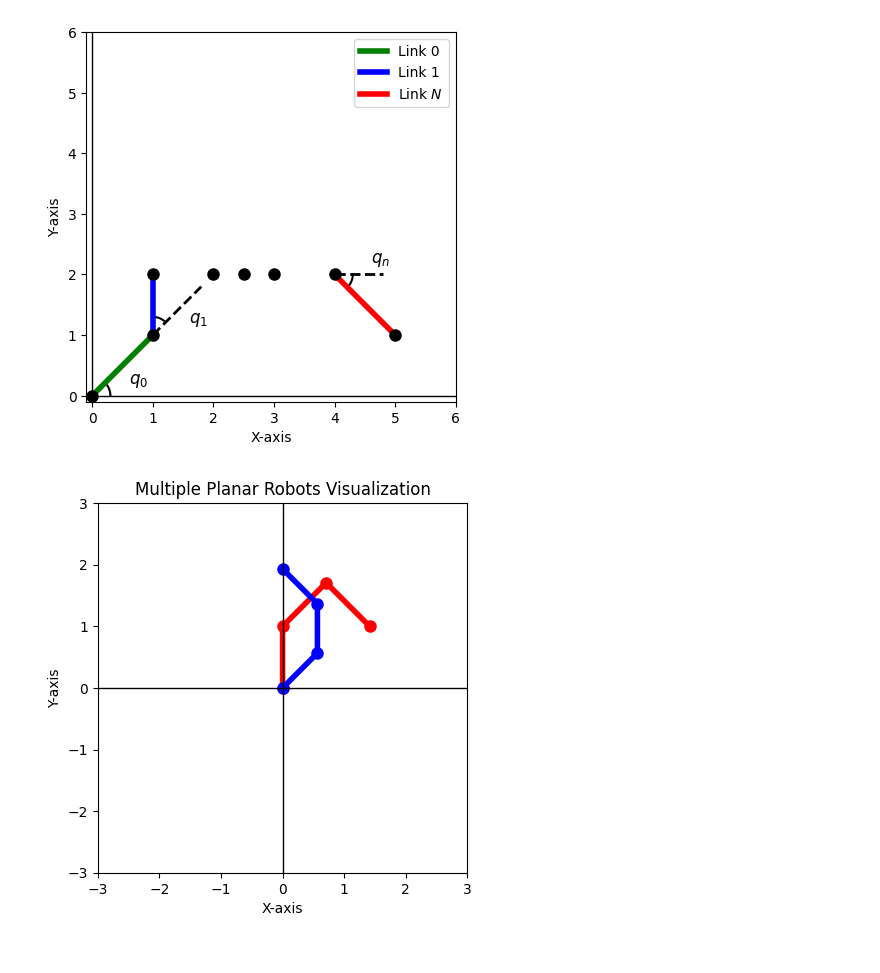
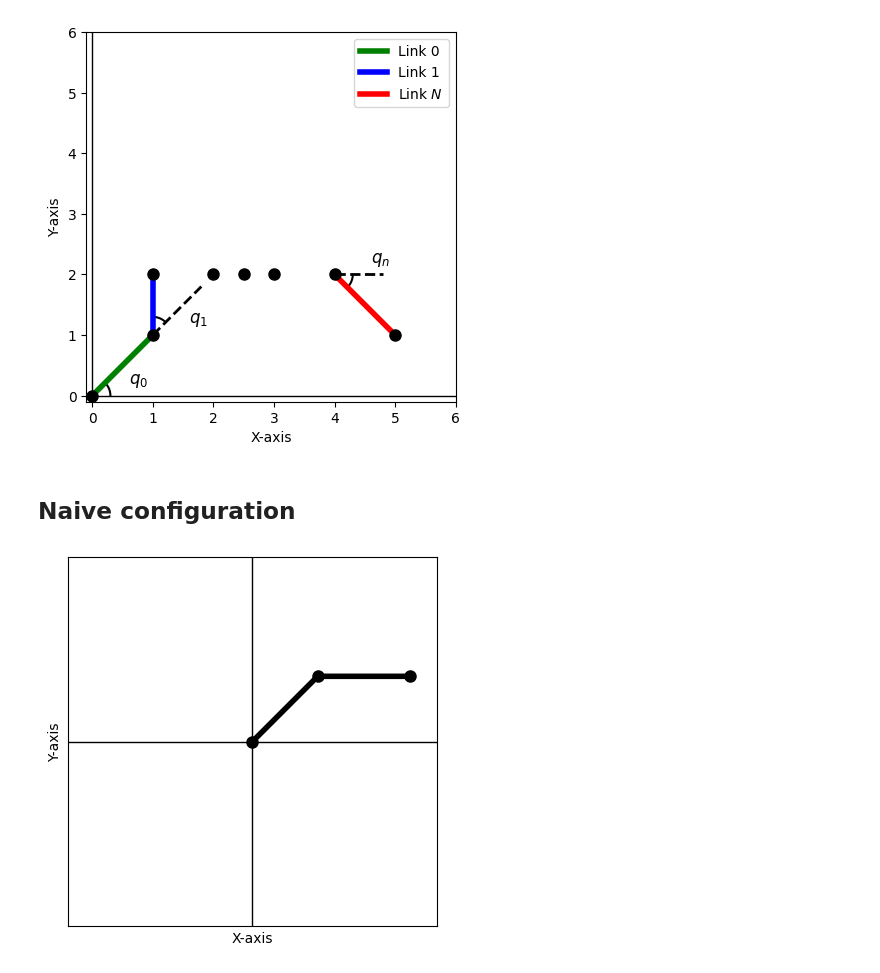
Before and after one commit to Haislich/AMRNotes, a Jupyter notebook: scripts/configuration_space.ipynb, the cells around one changed output. Drawn from its saved outputs; the diff is of its cells as text; code cells hidden in the pictures.

```diff
--- a/scripts/configuration_space.ipynb
+++ b/scripts/configuration_space.ipynb
@@ -111,7 +111,7 @@ def plot_multiple_spatial_robots(*robots):
     ax.set_xlabel("X-axis")
     ax.set_ylabel("Y-axis")
     ax.set_zlabel("Z-axis")
-    ax.set_title("Multiple 3D Robots Visualization")
+    # ax.set_title("Multiple 3D Robots Visualization")
 
     # Adjust the view for better clarity
     ax.view_init(elev=30, azim=45)
@@ -120,7 +120,7 @@ def plot_multiple_spatial_robots(*robots):
 
 
 class PlanarRobot:
-    def __init__(self, joint_angles, link_lengths, color="red"):
+    def __init__(self, joint_angles, link_lengths, color="red", label=None):
         """
         Initialize the robot with given joint angles, link lengths, and color.
         """
@@ -131,6 +131,7 @@ class PlanarRobot:
         self.joint_angles = joint_angles  # List of joint angles (radians)
         self.link_lengths = link_lengths  # List of link lengths
         self.color = color  # Color of the robot
+        self.label = label
 
     def dh_transform(self, a, theta):
         """
@@ -181,11 +182,19 @@ class PlanarRobot:
         y = points[:, 1]
 
         # Plot the robot as a series of lines between the points
-        plt.plot(x, y, "-o", color=self.color, markersize=8, linewidth=4)
+        plt.plot(
+            x,
+            y,
+            "-o",
+            color=self.color,
+            markersize=8,
+            linewidth=4,
+            label=self.label if self.label else None,
+        )
 
 
 # Create a function to handle plotting multiple robots together
-def plot_multiple_planar_robots(*robots):
+def plot_multiple_planar_robots(*robots, legend=False):
     """
     Function to plot multiple robots on the same graph.
     Each robot is an instance of the PlanarRobot class.
@@ -205,10 +214,15 @@ def plot_multiple_planar_robots(*robots):
     limit = max_reach * 1  # Add 20% margin for better visualization
     plt.xlim(-limit, limit)
     plt.ylim(-limit, limit)
+    plt.xticks([])
+    plt.yticks([])
     plt.gca().set_aspect("equal", adjustable="box")
     plt.xlabel("X-axis")
     plt.ylabel("Y-axis")
-    plt.title("Multiple Planar Robots Visualization")
+    # plt.title("Multiple Planar Robots Visualization")
+    # Add a legend in the upper right corner
+    if legend:
+        plt.legend(loc="upper right")
 
     plt.show()
 # %% [markdown]
@@ -502,21 +516,24 @@ plt.ylabel("Y-axis")
 plt.show()
 # %% [output]
 [figure]
+# %% [markdown]
+## Naive configuration
 # %%
 # Example usage of the PlanarRobot class:
 
 # Define joint angles (in radians) and link lengths for two robots
-joint_angles_1 = np.radians([90, -45, -90])  # Robot 1's joint angles
-link_lengths_1 = [1.0] * len(joint_angles_1)  # Robot 1's link lengths
-
-joint_angles_2 = np.radians([45, 45, 45])  # Robot 2's joint angles
-link_lengths_2 = [0.8] * len(joint_angles_2)  # Robot 2's link lengths
+joint_angles = np.radians(
+    [
+        45,
+        -45,
+    ]
+)  # Robot 1's joint angles
+link_lengths = [1.0] * len(joint_angles)  # Robot 1's link lengths
 
 # Create robot instances with different configurations and colors
-robot1 = PlanarRobot(joint_angles_1, link_lengths_1, color="red")
-robot2 = PlanarRobot(joint_angles_2, link_lengths_2, color="blue")
+robot = PlanarRobot(joint_angles, link_lengths, color="black")
 
 # Plot both robots on the same graph with dynamic limits based on their total reach
-plot_multiple_planar_robots(robot1, robot2)
+plot_multiple_planar_robots(robot)
 # %% [output]
-[figure, old version]
+[figure, new version]
```
Also changed, not shown: parts of 7 cells of this notebook, 13 other files.
